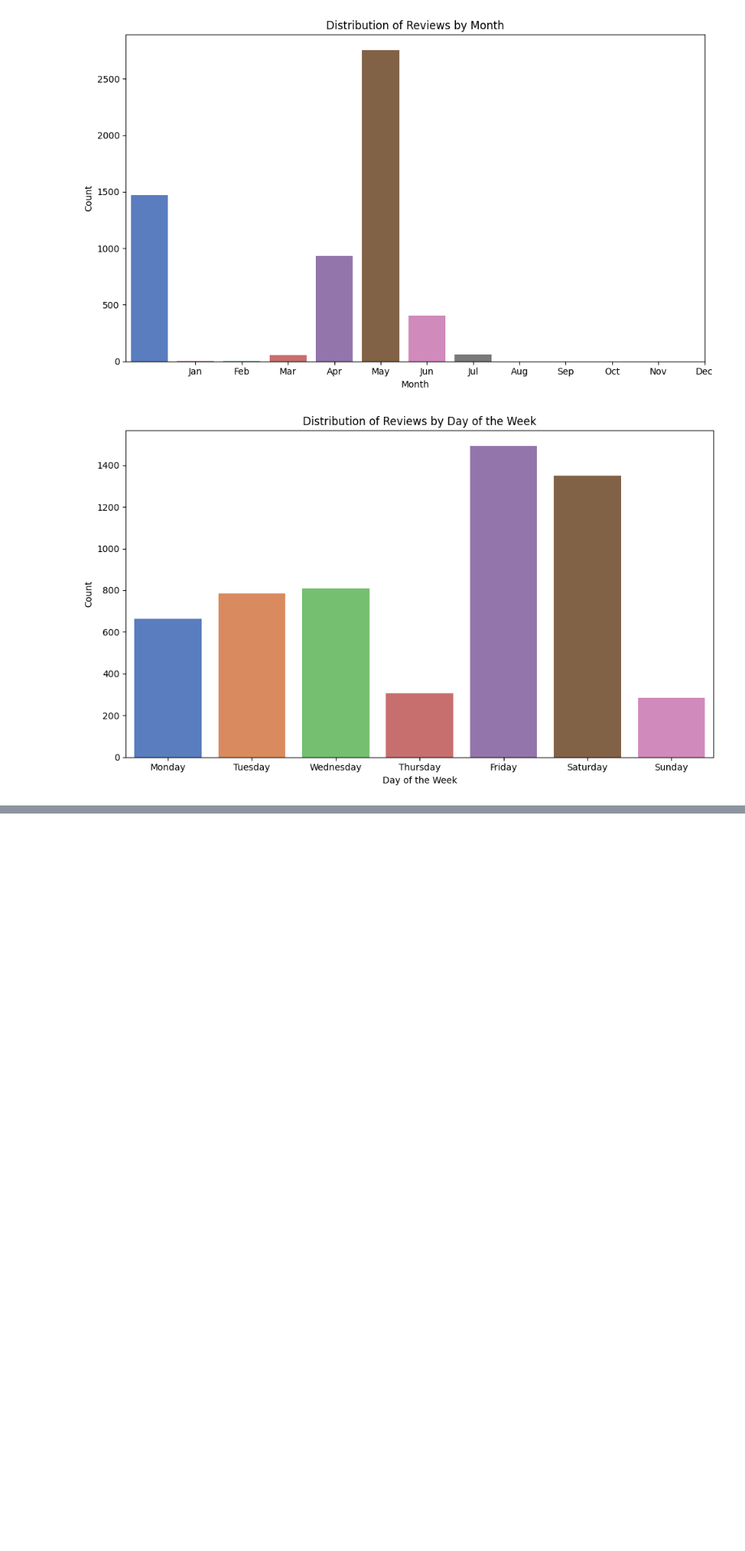
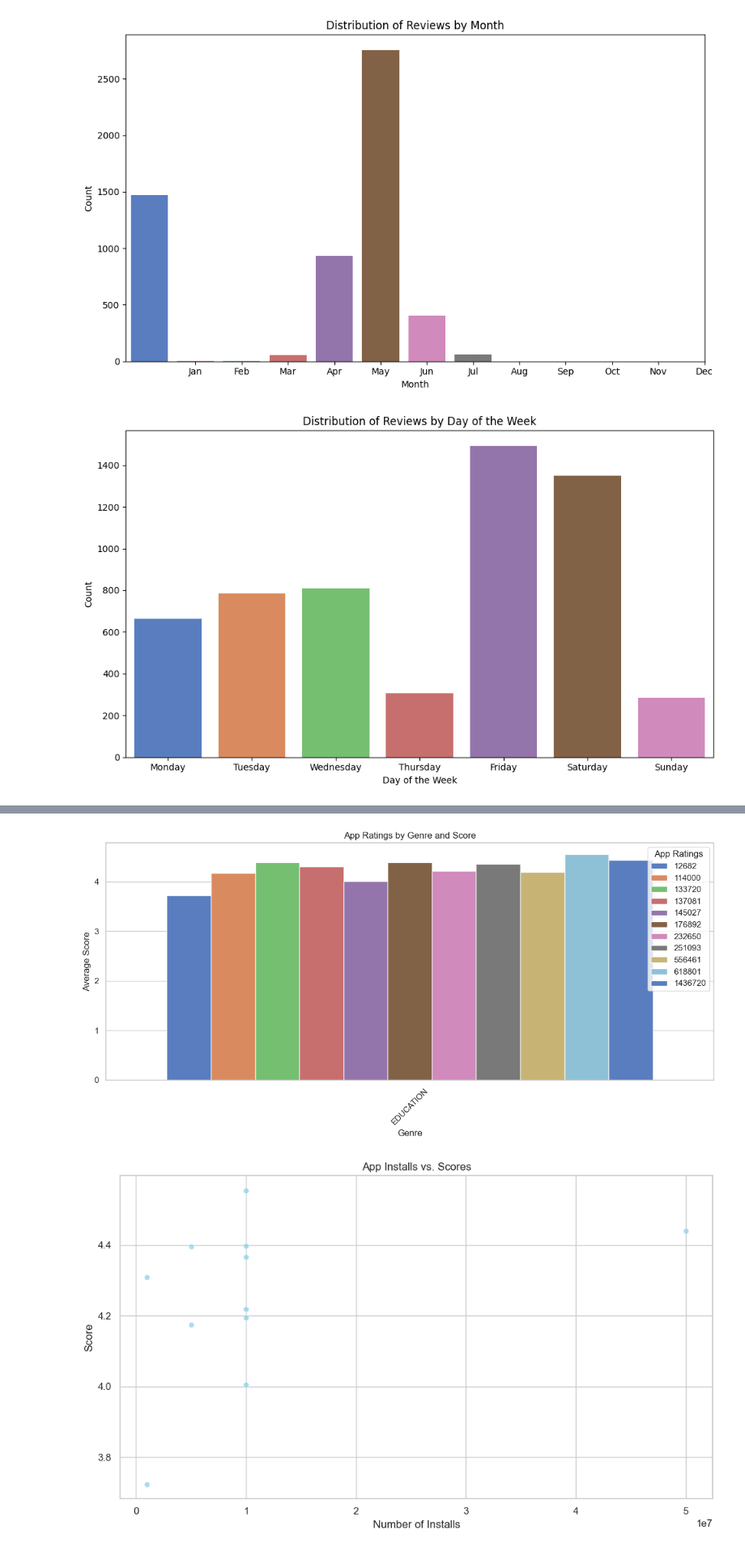
Before and after one commit to vedyan/FeynnLabs_ML_Intern, a Jupyter notebook: Project 3.1 : AI Product_Service Business & Finance Modelling/project.ipynb, the cells around one changed output, grey strips where cells are left out. Shown at 81% size. Drawn from its saved outputs; the diff is of its cells as text; code cells hidden in the pictures; blank space fills up the shorter version.

```diff
--- a/Project 3.1 : AI Product_Service Business & Finance Modelling/project.ipynb
+++ b/Project 3.1 : AI Product_Service Business & Finance Modelling/project.ipynb
@@ -395,0 +517,64 @@ plt.show()
+# %%
+# Visualization 1: App Ratings by Genre and Score from DATA2
+plt.figure(figsize=(12, 6))
+sns.barplot(data=DATA2, x='genreId', y='score', hue='ratings', palette='muted', ci=None)
+plt.title('App Ratings by Genre and Score')
+plt.xlabel('Genre')
+plt.ylabel('Average Score')
+plt.xticks(rotation=45)
+plt.legend(title='App Ratings')
+plt.tight_layout()
+plt.show()
+
+# Visualization 2: App Installs vs. Scores
+plt.figure(figsize=(10, 6))
+sns.scatterplot(data=DATA2, x='minInstalls', y='score', color='skyblue', alpha=0.7)
+plt.title('App Installs vs. Scores')
+plt.xlabel('Number of Installs')
+plt.ylabel('Score')
+plt.tight_layout()
+plt.show()
+
+# Visualization 3: App Ratings Over Time
+DATA2['released'] = pd.to_datetime(DATA2['released'])
+plt.figure(figsize=(12, 6))
+sns.lineplot(data=DATA2, x='released', y='score', ci=None)
+plt.title('App Ratings Over Time')
+plt.xlabel('Release Date')
+plt.ylabel('Average Score')
+plt.xticks(rotation=45)
+plt.tight_layout()
+plt.show()
+
+# Visualization 4: Distribution of App Ratings by Android Version Compatibility
+plt.figure(figsize=(10, 6))
+sns.boxplot(data=DATA2, x='androidVersion', y='score', palette='pastel')
+plt.title('App Ratings by Android Version Compatibility')
+plt.xlabel('Android Version Compatibility')
+plt.ylabel('Score')
+plt.xticks(rotation=45)
+plt.tight_layout()
+plt.show()
+
+# Visualization 6: App Score Distribution Across Genres
+plt.figure(figsize=(12, 6))
+sns.boxplot(data=DATA2, x='genreId', y='score', palette='colorblind')
+plt.title('App Score Distribution Across Genres')
+plt.xlabel('Genre')
+plt.ylabel('Score')
+plt.xticks(rotation=45)
+plt.tight_layout()
+plt.show()
+
+# Visualization 7: App Ratings vs. Reviews Sentiment (Example)
+# Assuming 'sentiment' column is available in DATA (from previous sentiment analysis)
+plt.figure(figsize=(10, 6))
+sns.boxplot(data=DATA, x='sentiment', y='score', palette='muted')
+plt.title('App Ratings by Reviews Sentiment')
+plt.xlabel('Sentiment')
+plt.ylabel('Score')
+plt.tight_layout()
+plt.show()
+# %% [output]
+[figure, added]
+[figure, added]
```
Also changed, not shown: parts of 4 cells of this notebook, 1 other file.
